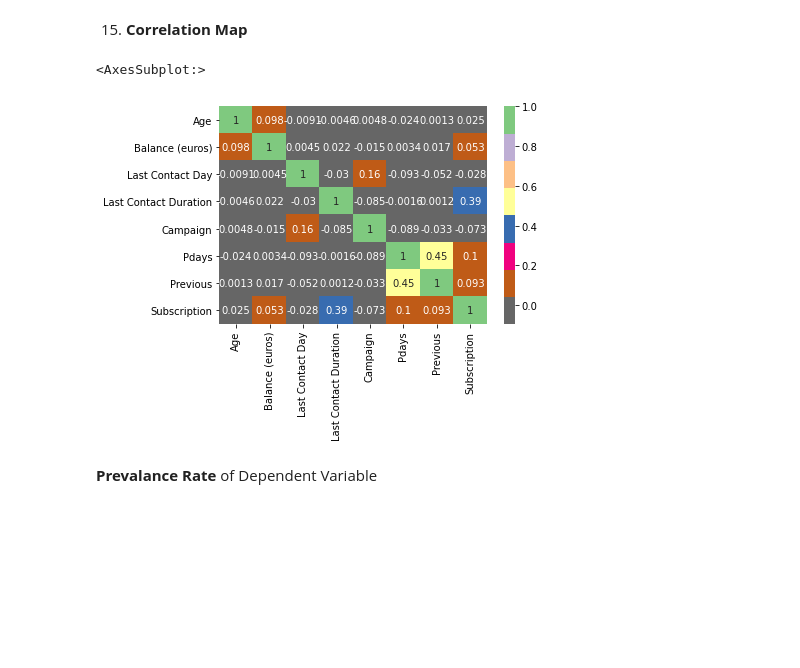
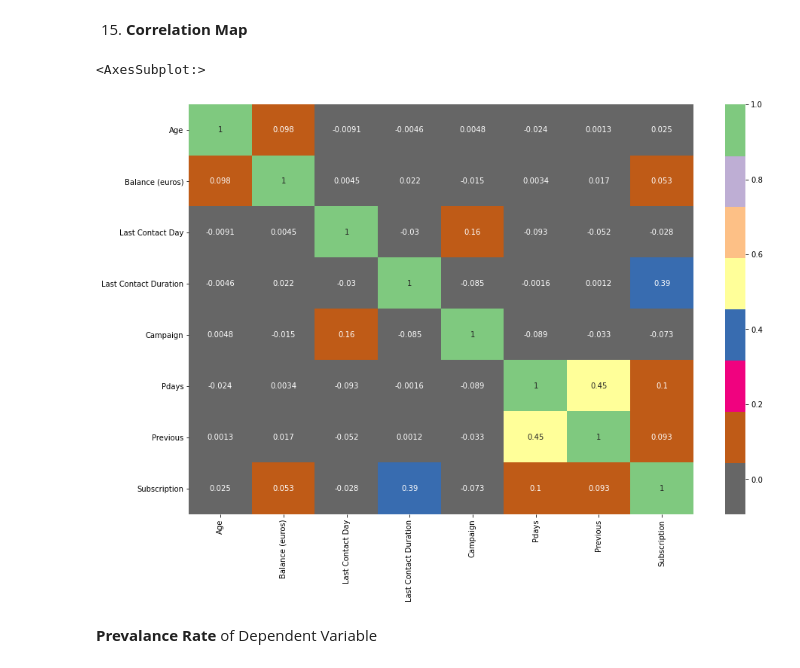
Before and after one commit to Inbarasan-Mani/Bank-Marketing-Prediction, a Jupyter notebook: Bank Marketing Prediction.ipynb, the cells around one changed output. Drawn from its saved outputs; the diff is of its cells as text; code cells hidden in the pictures; blank space fills up the shorter version.

```diff
--- a/Bank Marketing Prediction.ipynb
+++ b/Bank Marketing Prediction.ipynb
@@ -333,10 +333,11 @@ sns.pairplot(data = data)
 # %% [markdown]
 15) **Correlation Map**
 # %%
+plt.figure(figsize = (15, 10))
 sns.heatmap(data = data.corr(), annot = True, cmap = 'Accent_r')
 # %% [output]
 <AxesSubplot:>
-[figure, old version]
+[figure, new version]
 # %% [markdown]
 **Prevalance Rate** of Dependent Variable
 # %%
```
Also changed, not shown: parts of 45 cells of this notebook.
